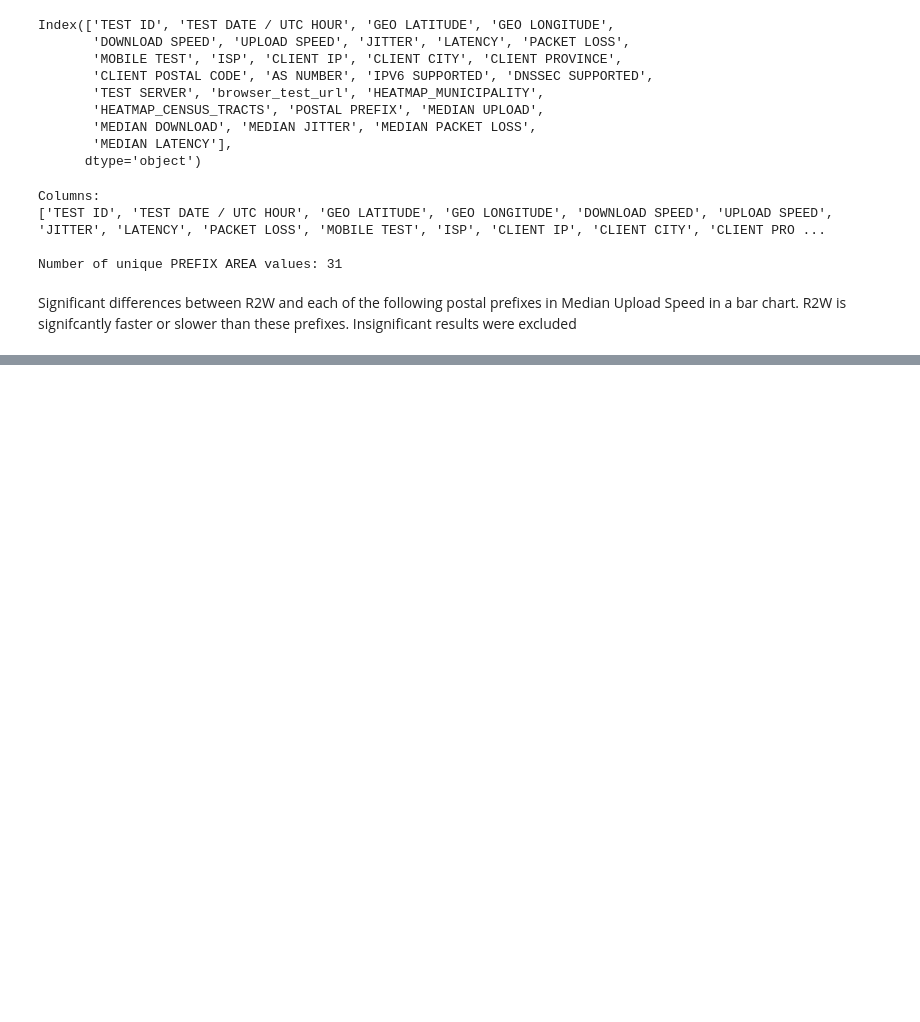
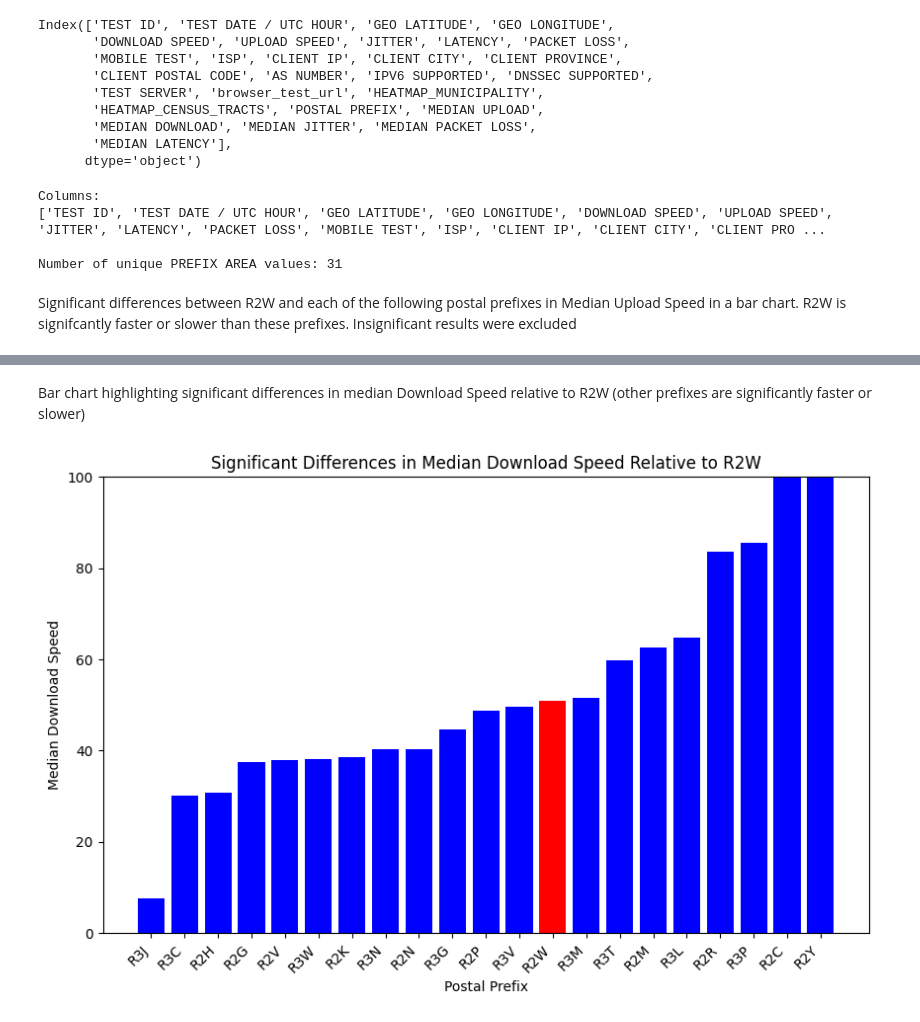
Before and after one commit to InternetSocietyManitobaChapter/JupyterNotebook_NorthEndConnect, a Jupyter notebook: NEC_June_14_2023_data.ipynb, the cells around one changed output, grey strips where cells are left out. Saved outputs shown, nothing was run; the diff lists cells and outputs as text; code cells hidden in the pictures; blank space fills up the shorter version.

```diff
--- a/NEC_June_14_2023_data.ipynb
+++ b/NEC_June_14_2023_data.ipynb
@@ -1588,0 +1589,32 @@ plt.show()
+# %% [markdown]
+Bar chart highlighting significant differences in median Download Speed relative to R2W (other prefixes are significantly faster or slower)
+# %%
+import matplotlib.pyplot as plt
+
+# Select the desired postal prefixes for the bar chart
+selected_prefixes = ['R2W', 'R2M', 'R3M', 'R3P', 'R2C', 'R2Y', 'R3T', 'R3L', 'R2R', 'R3W', 'R2G', 'R2V', 'R2P', 'R2N', 'R2H', 'R3J', 'R3C', 'R3G', 'R3N', 'R2K', 'R3V']
+
+# Filter the DataFrame for the selected postal prefixes
+df_selected = df[df['POSTAL PREFIX'].isin(selected_prefixes)]
+
+# Sort the DataFrame by median download speed in ascending order
+df_selected_sorted = df_selected.sort_values('MEDIAN DOWNLOAD')
+
+# Set the colors for the bars
+colors = ['red' if prefix == 'R2W' else 'blue' for prefix in df_selected_sorted['POSTAL PREFIX']]
+
+# Create the bar chart
+plt.figure(figsize=(10, 6))
+plt.bar(df_selected_sorted['POSTAL PREFIX'], df_selected_sorted['MEDIAN DOWNLOAD'], color=colors)
+plt.xlabel('Postal Prefix')
+plt.ylabel('Median Download Speed')
+plt.title('Significant Differences in Median Download Speed Relative to R2W')
+plt.xticks(rotation=45, ha='right')
+
+# Adjust the y-axis limit
+plt.ylim(0.0, 100)
+
+# Show the plot
+plt.show()
+# %% [output]
+[figure, added]
```
Also changed, not shown: parts of 1 cell of this notebook.
